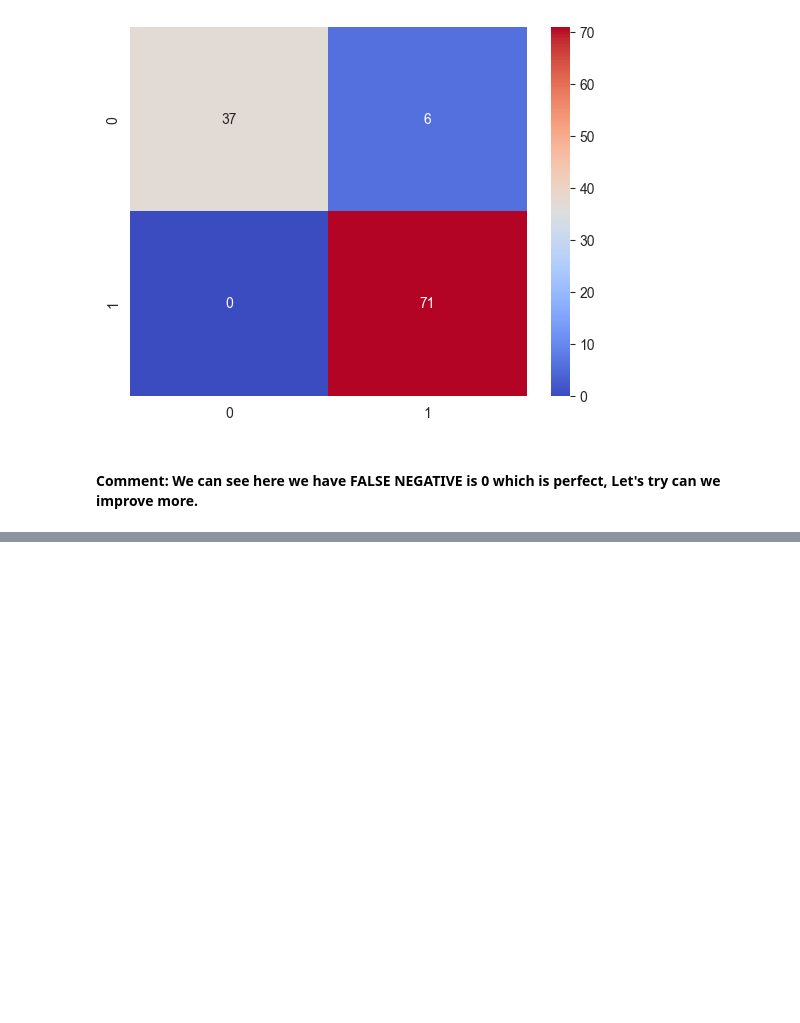
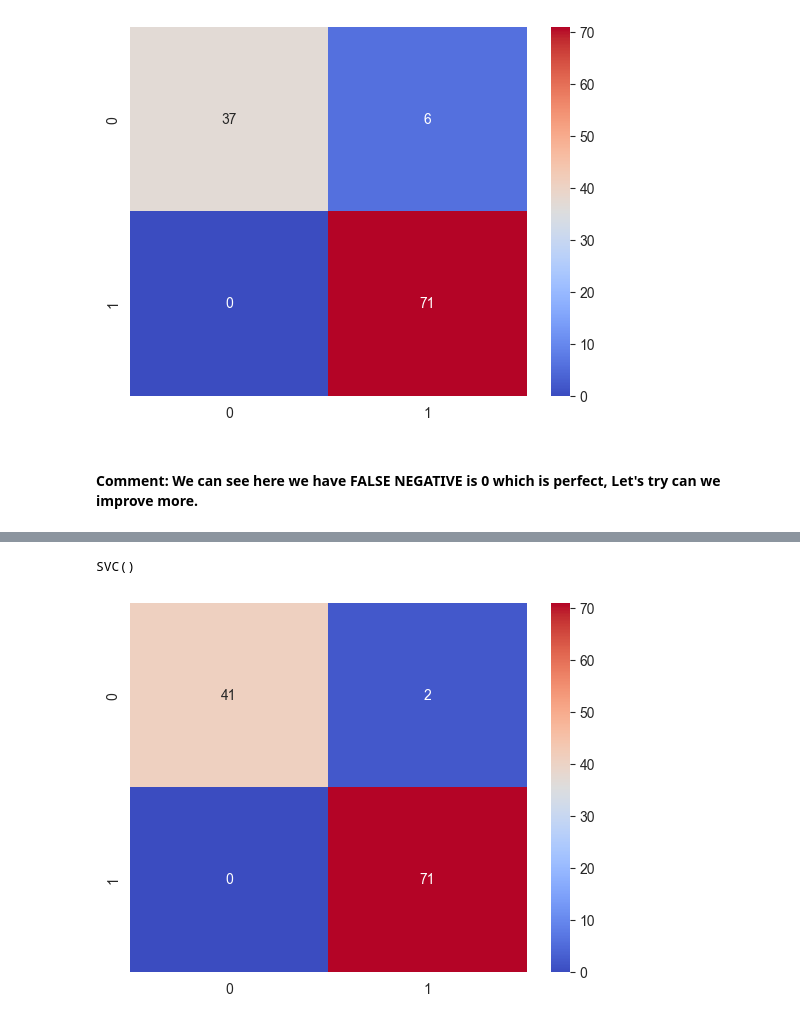
Before and after one commit to Hasan082/Data-Science-Portfolio, a Jupyter notebook: 1. Breast Cancer Classification/Breast Cancer Classification.ipynb, the cells around one changed output, grey strips where cells are left out. Cells and saved outputs as stored; diff of their text form; code cells hidden in the pictures; blank space fills up the shorter version.

```diff
--- a/1. Breast Cancer Classification/Breast Cancer Classification.ipynb
+++ b/1. Breast Cancer Classification/Breast Cancer Classification.ipynb
@@ -215,0 +254,16 @@ sns.heatmap(cm, annot=True, cmap="coolwarm");
+# %%
+scaler = StandardScaler()
+X_train_scaled = scaler.fit_transform(X_train)
+X_test_scaled = scaler.transform(X_test)
+# %%
+svc_model.fit(X_train_scaled, y_train)
+# %% [output]
+SVC()
+# %%
+y_predict = svc_model.predict(X_test_scaled)
+# %%
+cm = confusion_matrix(y_test, y_predict)
+# %%
+sns.heatmap(cm, annot=True, cmap="coolwarm");
+# %% [output]
+[figure, added]
```
Also changed, not shown: parts of 13 cells of this notebook.
